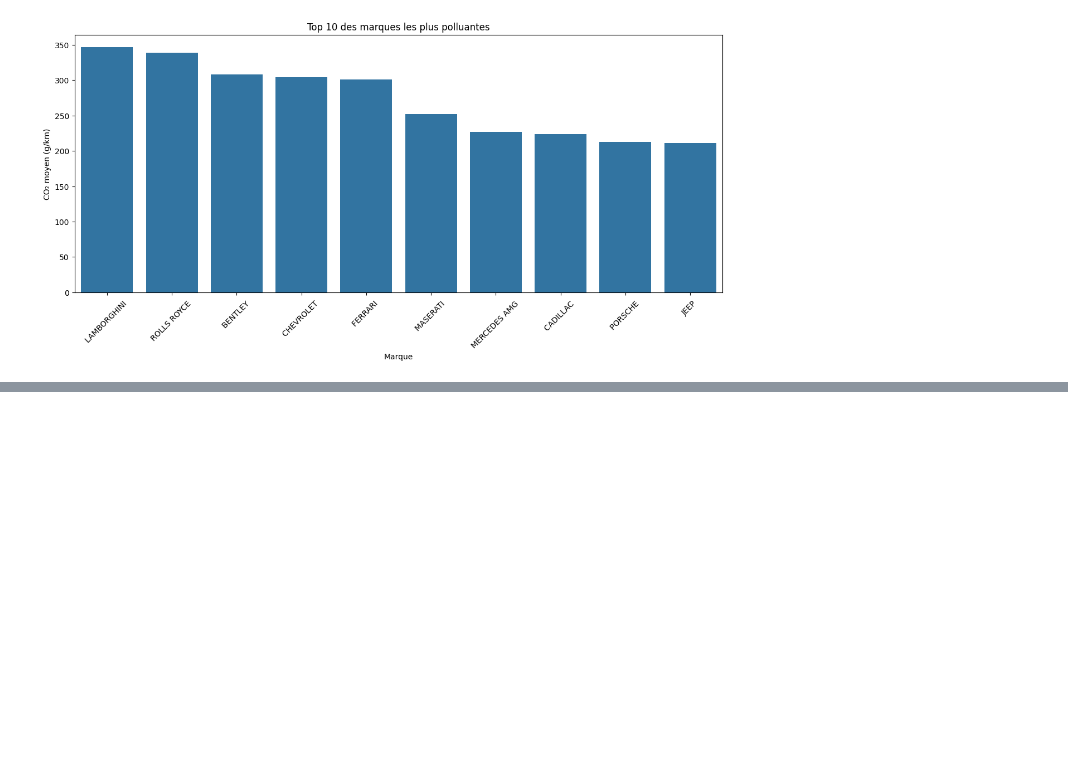
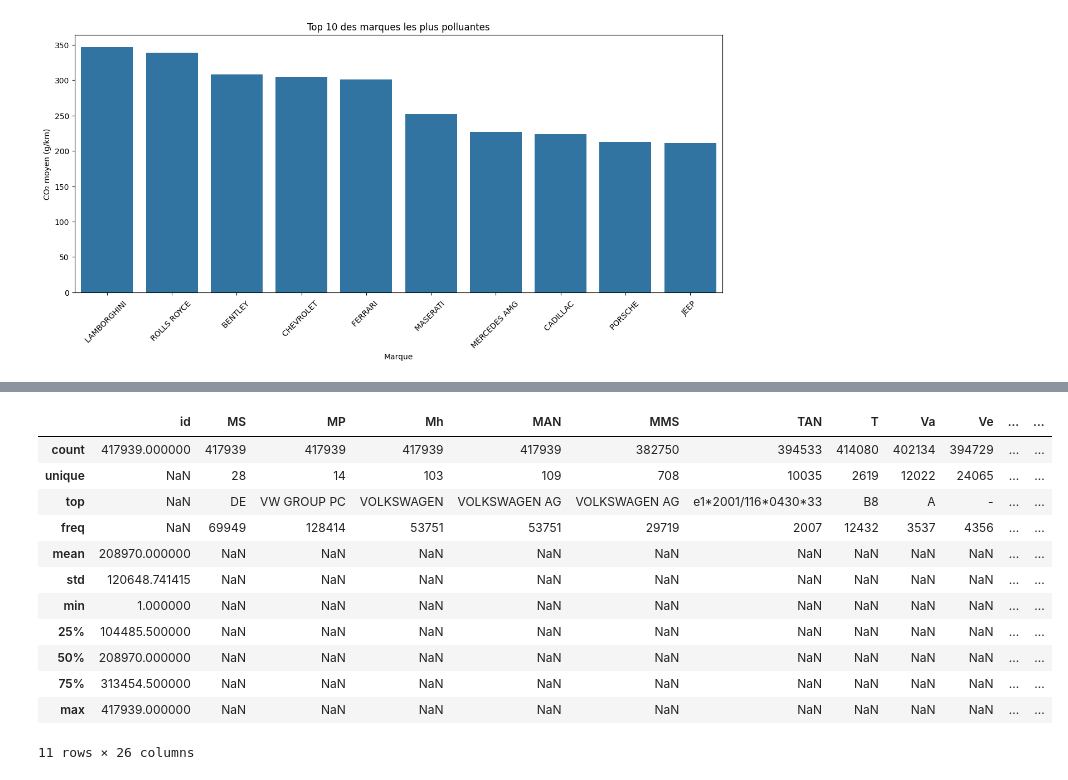
Before and after one commit to LarissaVarnakova/Projet_CO2, a Jupyter notebook: notebooks/eda_aziz.ipynb, the cells around one changed output, grey strips where cells are left out. Saved outputs shown, nothing was run; the diff lists cells and outputs as text; code cells hidden in the pictures; blank space fills up the shorter version.

```diff
--- a/notebooks/eda_aziz.ipynb
+++ b/notebooks/eda_aziz.ipynb
@@ -1207,0 +1209,7 @@ Cette analyse confirme le lien entre positionnement des véhicules, puissance mo
+# %%
+df_europe_2014 = pd.read_csv(
+    "../data/CO2_europe_2014.csv",
+    sep="\t"
+)
+
+df_europe_2014.head()
@@ -1207,0 +1250,9 @@ Cette analyse confirme le lien entre positionnement des véhicules, puissance mo
+# %%
+df_europe_2014 = df_europe_2014.rename(columns={
+    "e (g/km)": "co2",
+    "m (kg)": "masse",
+    "ep (KW)": "puissance",
+    "Ft": "carburant",
+    "Mk": "marque",
+    "ec (cm3)": "cylindree"
+})
@@ -1207,0 +1295,25 @@ Cette analyse confirme le lien entre positionnement des véhicules, puissance mo
+# %%
+df_europe_2014["carburant"] = (
+    df_europe_2014["carburant"]
+    .str.strip()
+    .str.lower()
+)
+# %%
+carburants = {
+    "diesel": "Diesel",
+    "petrol": "Essence",
+    "electric": "Électrique",
+    "lpg": "GPL",
+    "ng-biomethane": "Gaz naturel",
+    "e85": "E85",
+    "petrol-electric": "Hybride essence",
+    "diesel-electric": "Hybride diesel",
+    "hydrogen": "Hydrogène",
+    "biodiesel": "Biodiesel",
+    "petrol-gas": "Essence / Gaz"
+}
+
+df_europe_2014["carburant"] = (
+    df_europe_2014["carburant"]
+    .replace(carburants)
+)
@@ -1207,0 +1342,17 @@ Cette analyse confirme le lien entre positionnement des véhicules, puissance mo
+# %%
+# Statistiques descriptives
+df_europe_2014.describe(include='all')
+# %% [output]
+|  | id | MS | MP | Mh | MAN | MMS | TAN | T | Va | Ve | ... | ... |
+| count | 417939.000000 | 417939 | 417939 | 417939 | 417939 | 382750 | 394533 | 414080 | 402134 | 394729 | ... | ... |
+| unique | NaN | 28 | 14 | 103 | 109 | 708 | 10035 | 2619 | 12022 | 24065 | ... | ... |
+| top | NaN | DE | VW GROUP PC | VOLKSWAGEN | VOLKSWAGEN AG | VOLKSWAGEN AG | e1*2001/116*0430*33 | B8 | A | - | ... | ... |
+| freq | NaN | 69949 | 128414 | 53751 | 53751 | 29719 | 2007 | 12432 | 3537 | 4356 | ... | ... |
+| mean | 208970.000000 | NaN | NaN | NaN | NaN | NaN | NaN | NaN | NaN | NaN | ... | ... |
+| std | 120648.741415 | NaN | NaN | NaN | NaN | NaN | NaN | NaN | NaN | NaN | ... | ... |
+| min | 1.000000 | NaN | NaN | NaN | NaN | NaN | NaN | NaN | NaN | NaN | ... | ... |
+| 25% | 104485.500000 | NaN | NaN | NaN | NaN | NaN | NaN | NaN | NaN | NaN | ... | ... |
+| 50% | 208970.000000 | NaN | NaN | NaN | NaN | NaN | NaN | NaN | NaN | NaN | ... | ... |
+| 75% | 313454.500000 | NaN | NaN | NaN | NaN | NaN | NaN | NaN | NaN | NaN | ... | ... |
+| max | 417939.000000 | NaN | NaN | NaN | NaN | NaN | NaN | NaN | NaN | NaN | ... | ... |
+11 rows × 26 columns
```
Also changed, not shown: parts of 28 cells of this notebook.
